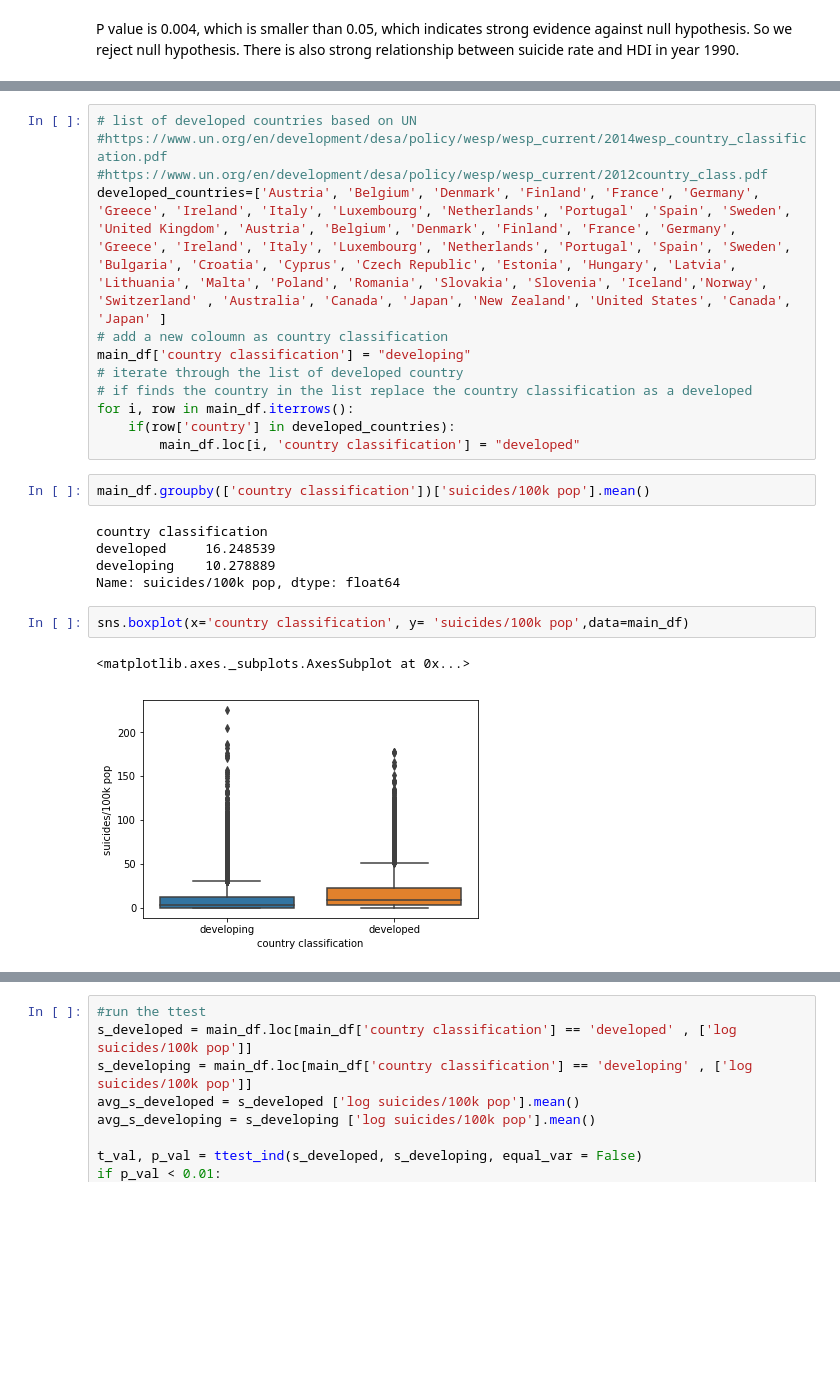
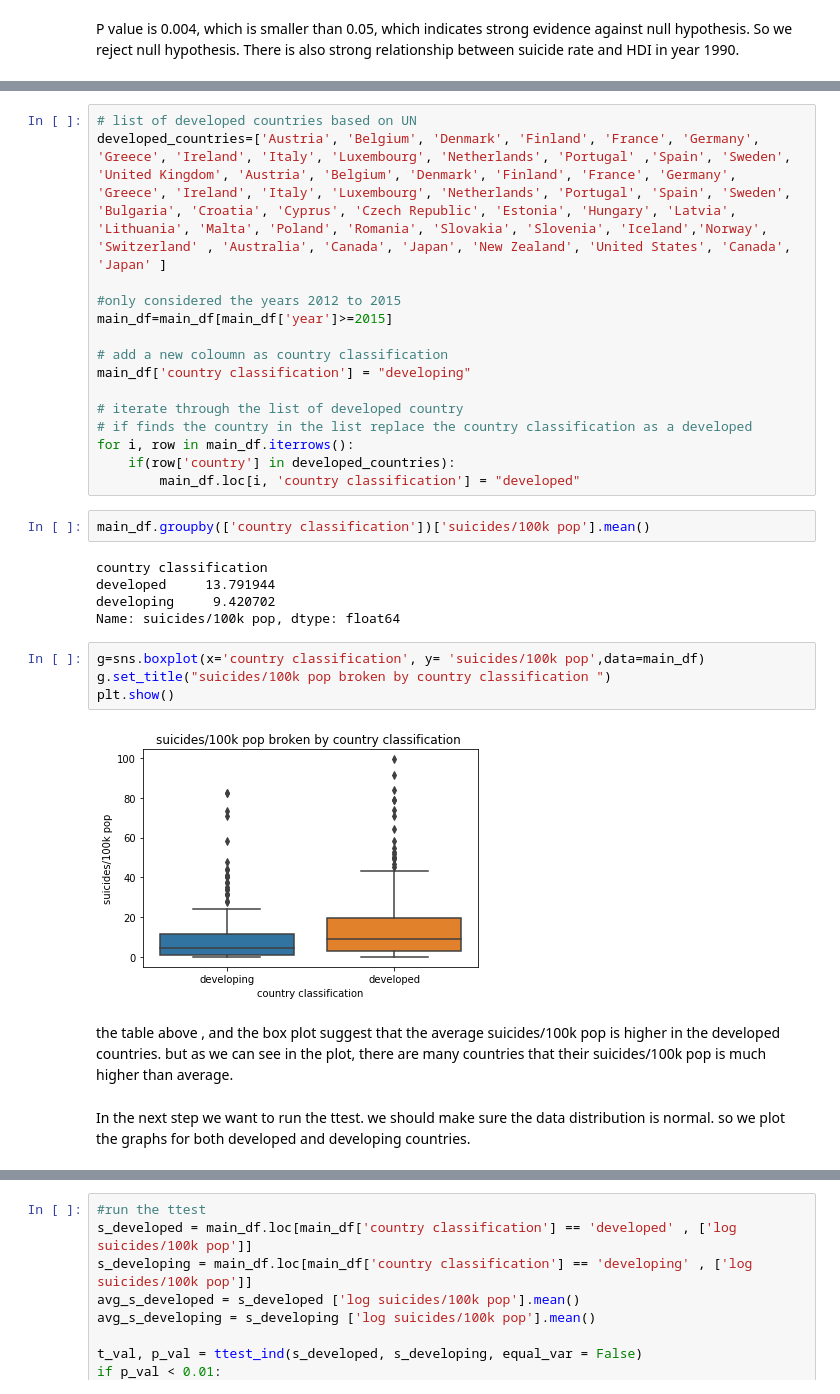
Before and after one commit to YuechenL/COGS108FinalProject, a Jupyter notebook: FinalProject.ipynb, the cells around one changed output, grey strips where cells are left out. Drawn from its saved outputs; the diff is of its cells as text; blank space fills up the shorter version.

```diff
--- a/FinalProject.ipynb
+++ b/FinalProject.ipynb
@@ -798,11 +804,14 @@ P value is 0.004, which is smaller than 0.05, which indicates strong evidence ag
 # %%
 # list of developed countries based on UN
-#https://www.un.org/en/development/desa/policy/wesp/wesp_current/2014wesp_country_classification.pdf
-#https://www.un.org/en/development/desa/policy/wesp/wesp_current/2012country_class.pdf
 developed_countries=['Austria', 'Belgium', 'Denmark', 'Finland', 'France', 'Germany', 'Greece', 'Ireland', 'Italy', 'Luxembourg', 'Netherlands', 'Portugal' ,'Spain', 'Sweden', 'United Kingdom', 'Austria', 'Belgium', 'Denmark', 'Finland', 'France', 'Germany', 'Greece', 'Ireland', 'Italy', 'Luxembourg', 'Netherlands', 'Portugal', 'Spain', 'Sweden',
 'Bulgaria', 'Croatia', 'Cyprus', 'Czech Republic', 'Estonia', 'Hungary', 'Latvia', 'Lithuania', 'Malta', 'Poland', 'Romania', 'Slovakia', 'Slovenia', 'Iceland','Norway', 'Switzerland' , 'Australia', 'Canada', 'Japan', 'New Zealand', 'United States', 'Canada', 'Japan' ]
+
+#only considered the years 2012 to 2015
+main_df=main_df[main_df['year']>=2015]
+
 # add a new coloumn as country classification
 main_df['country classification'] = "developing"
+
 # iterate through the list of developed country
 # if finds the country in the list replace the country classification as a developed
 for i, row in main_df.iterrows():
@@ -812,14 +821,19 @@ for i, row in main_df.iterrows():
 main_df.groupby(['country classification'])['suicides/100k pop'].mean()
 # %% [output]
 country classification
-developed     16.248539
-developing    10.278889
+developed     13.791944
+developing     9.420702
 Name: suicides/100k pop, dtype: float64
 # %%
-sns.boxplot(x='country classification', y= 'suicides/100k pop',data=main_df)
+g=sns.boxplot(x='country classification', y= 'suicides/100k pop',data=main_df)
+g.set_title("suicides/100k pop broken by country classification ")
+plt.show()
 # %% [output]
-<matplotlib.axes._subplots.AxesSubplot at 0x...>
-[figure, old version]
+[figure, new version]
+# %% [markdown]
+the table above , and the box plot suggest that the average suicides/100k pop is higher in the developed countries. but as we can see in the plot, there are many countries that their suicides/100k pop is much higher than average.
+# %% [markdown]
+In the next step we want to run the ttest. we should make sure the data distribution is normal. so we plot the graphs for both developed and developing countries.
 # %%
 plt.xlabel("suicides/100k pop for developed countries")
 plt.ylabel("Frequency")
```
Also changed, not shown: parts of 26 cells of this notebook.
